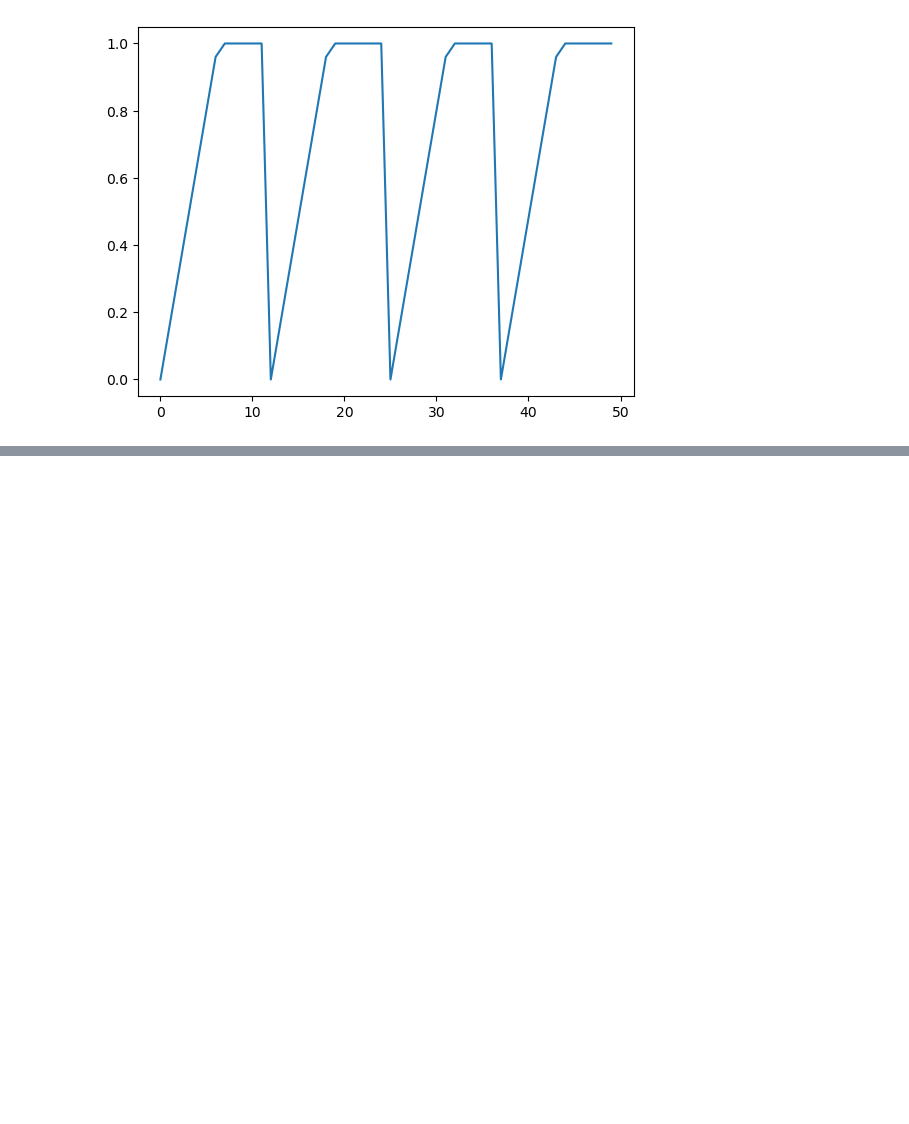
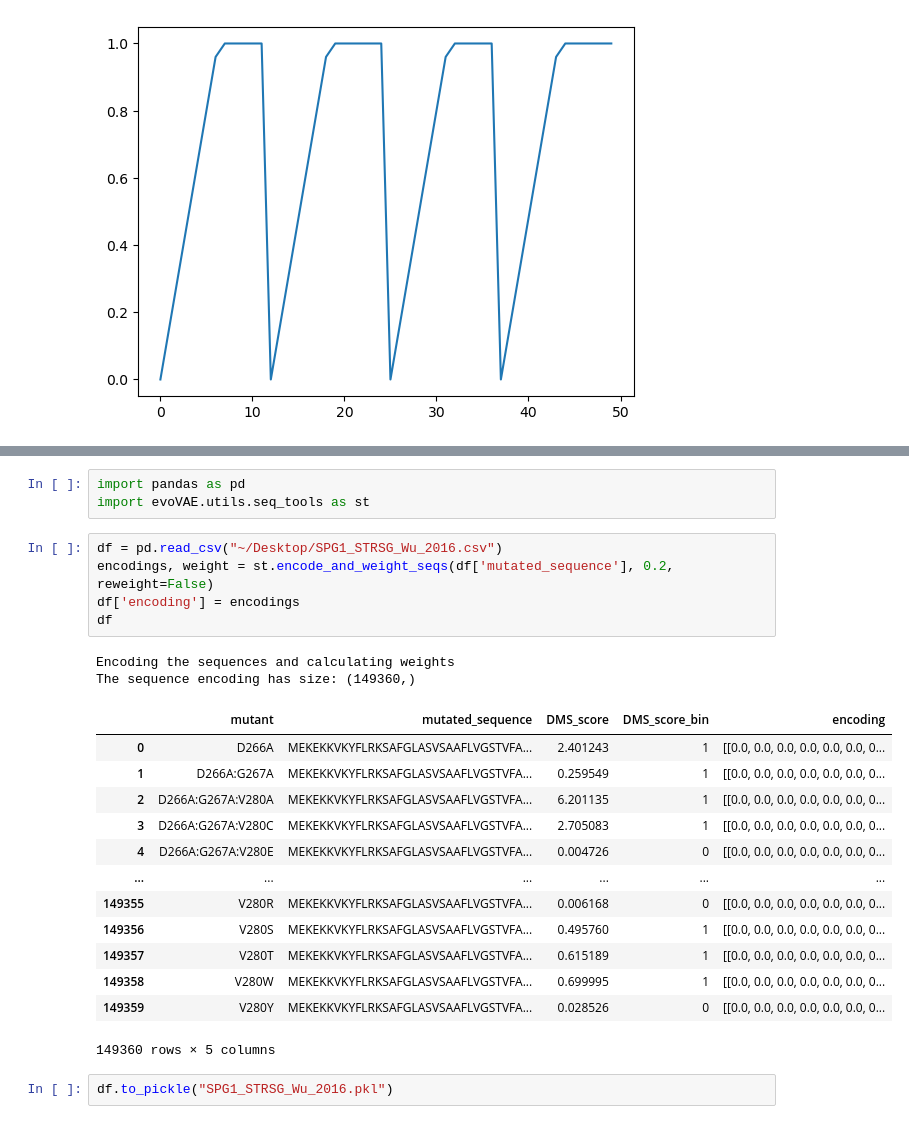
Before and after one commit to SebPorras/MAP_VAE, a Jupyter notebook: notebooks/model_playground.ipynb, the cells around one changed output, grey strips where cells are left out. Cells and saved outputs as stored; diff of their text form; blank space fills up the shorter version.

```diff
--- a/notebooks/model_playground.ipynb
+++ b/notebooks/model_playground.ipynb
@@ -322,0 +429,26 @@ plt.plot(x,y)
+# %%
+import pandas as pd
+import evoVAE.utils.seq_tools as st
+# %%
+df = pd.read_csv("~/Desktop/SPG1_STRSG_Wu_2016.csv")
+encodings, weight = st.encode_and_weight_seqs(df['mutated_sequence'], 0.2, reweight=False)
+df['encoding'] = encodings
+df
+# %% [output]
+Encoding the sequences and calculating weights
+The sequence encoding has size: (149360,)
+|  | mutant | mutated_sequence | DMS_score | DMS_score_bin | encoding |
+| 0 | D266A | MEKEKKVKYFLRKSAFGLASVSAAFLVGSTVFA... | 2.401243 | 1 | [[0.0, 0.0, 0.0, 0.0, 0.0, 0.0, 0... |
+| 1 | D266A:G267A | MEKEKKVKYFLRKSAFGLASVSAAFLVGSTVFA... | 0.259549 | 1 | [[0.0, 0.0, 0.0, 0.0, 0.0, 0.0, 0... |
+| 2 | D266A:G267A:V280A | MEKEKKVKYFLRKSAFGLASVSAAFLVGSTVFA... | 6.201135 | 1 | [[0.0, 0.0, 0.0, 0.0, 0.0, 0.0, 0... |
+| 3 | D266A:G267A:V280C | MEKEKKVKYFLRKSAFGLASVSAAFLVGSTVFA... | 2.705083 | 1 | [[0.0, 0.0, 0.0, 0.0, 0.0, 0.0, 0... |
+| 4 | D266A:G267A:V280E | MEKEKKVKYFLRKSAFGLASVSAAFLVGSTVFA... | 0.004726 | 0 | [[0.0, 0.0, 0.0, 0.0, 0.0, 0.0, 0... |
+| ... | ... | ... | ... | ... | ... |
+| 149355 | V280R | MEKEKKVKYFLRKSAFGLASVSAAFLVGSTVFA... | 0.006168 | 0 | [[0.0, 0.0, 0.0, 0.0, 0.0, 0.0, 0... |
+| 149356 | V280S | MEKEKKVKYFLRKSAFGLASVSAAFLVGSTVFA... | 0.495760 | 1 | [[0.0, 0.0, 0.0, 0.0, 0.0, 0.0, 0... |
+| 149357 | V280T | MEKEKKVKYFLRKSAFGLASVSAAFLVGSTVFA... | 0.615189 | 1 | [[0.0, 0.0, 0.0, 0.0, 0.0, 0.0, 0... |
+| 149358 | V280W | MEKEKKVKYFLRKSAFGLASVSAAFLVGSTVFA... | 0.699995 | 1 | [[0.0, 0.0, 0.0, 0.0, 0.0, 0.0, 0... |
+| 149359 | V280Y | MEKEKKVKYFLRKSAFGLASVSAAFLVGSTVFA... | 0.028526 | 0 | [[0.0, 0.0, 0.0, 0.0, 0.0, 0.0, 0... |
+149360 rows × 5 columns
+# %%
+df.to_pickle("SPG1_STRSG_Wu_2016.pkl")
```
Also changed, not shown: parts of 4 cells of this notebook, 9 other files.
